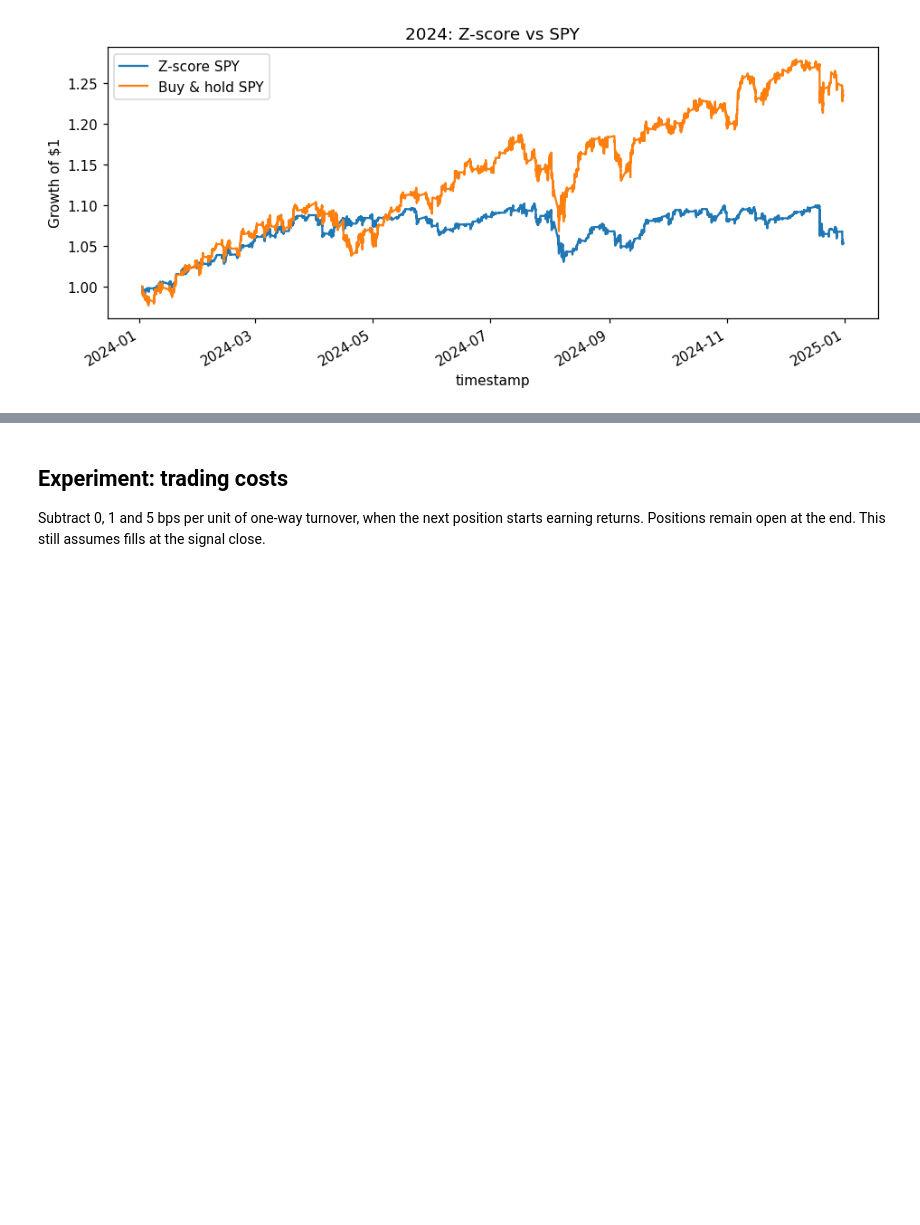
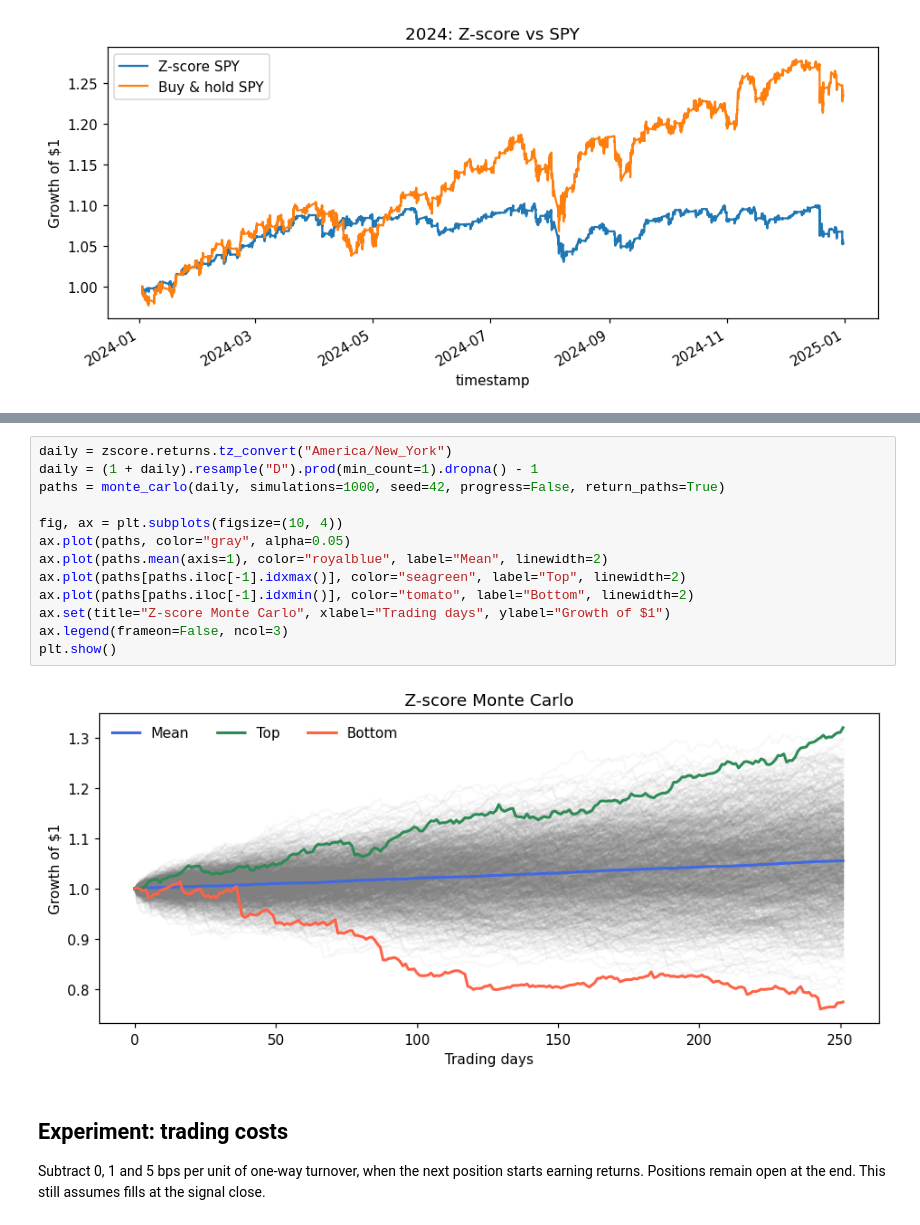
Before and after one commit to stefanasandei/algo-trading, a Jupyter notebook: notebooks/zscore-report.ipynb, the cells around one changed output, grey strips where cells are left out. Drawn from its saved outputs; the diff is of its cells as text; blank space fills up the shorter version.

```diff
--- a/notebooks/zscore-report.ipynb
+++ b/notebooks/zscore-report.ipynb
@@ -72,3 +78,18 @@ plt.show()
+# %%
+daily = zscore.returns.tz_convert("America/New_York")
+daily = (1 + daily).resample("D").prod(min_count=1).dropna() - 1
+paths = monte_carlo(daily, simulations=1000, seed=42, progress=False, return_paths=True)
+
+fig, ax = plt.subplots(figsize=(10, 4))
+ax.plot(paths, color="gray", alpha=0.05)
+ax.plot(paths.mean(axis=1), color="royalblue", label="Mean", linewidth=2)
+ax.plot(paths[paths.iloc[-1].idxmax()], color="seagreen", label="Top", linewidth=2)
+ax.plot(paths[paths.iloc[-1].idxmin()], color="tomato", label="Bottom", linewidth=2)
+ax.set(title="Z-score Monte Carlo", xlabel="Trading days", ylabel="Growth of $1")
+ax.legend(frameon=False, ncol=3)
+plt.show()
+# %% [output]
+[figure, added]
 # %% [markdown]
 ## Experiment: trading costs
 
```
Also changed, not shown: parts of 2 cells of this notebook, 5 other files.
